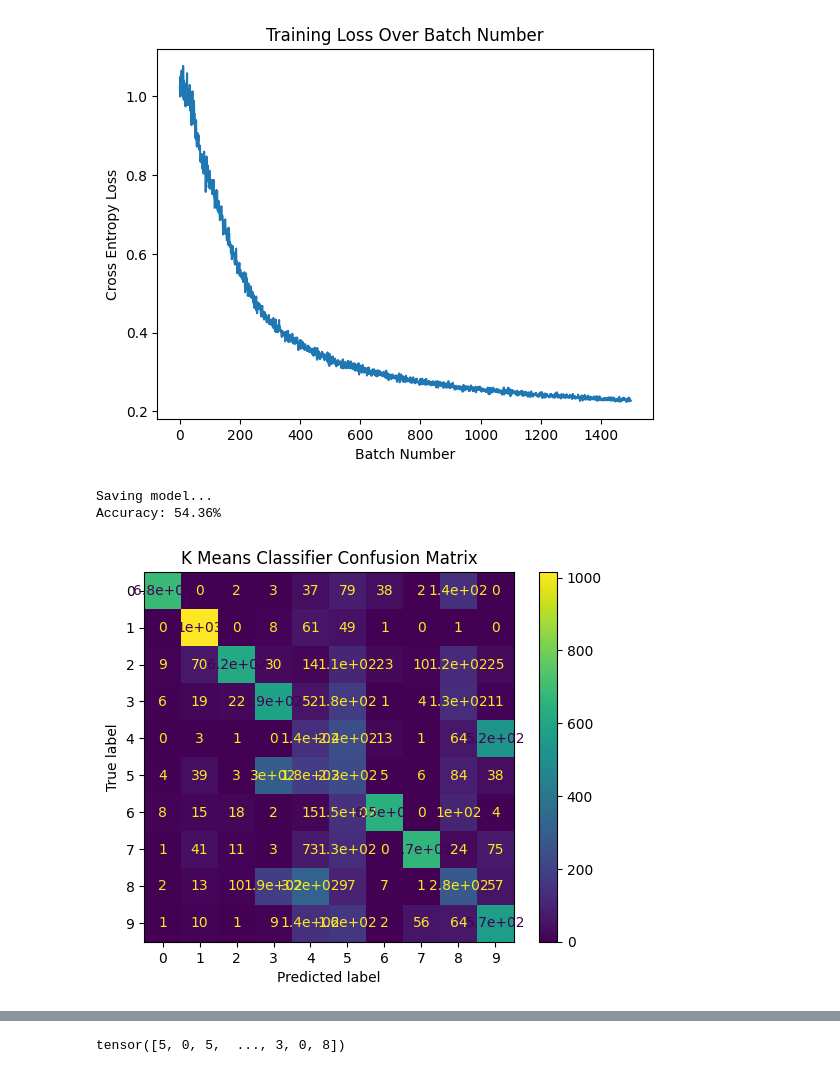
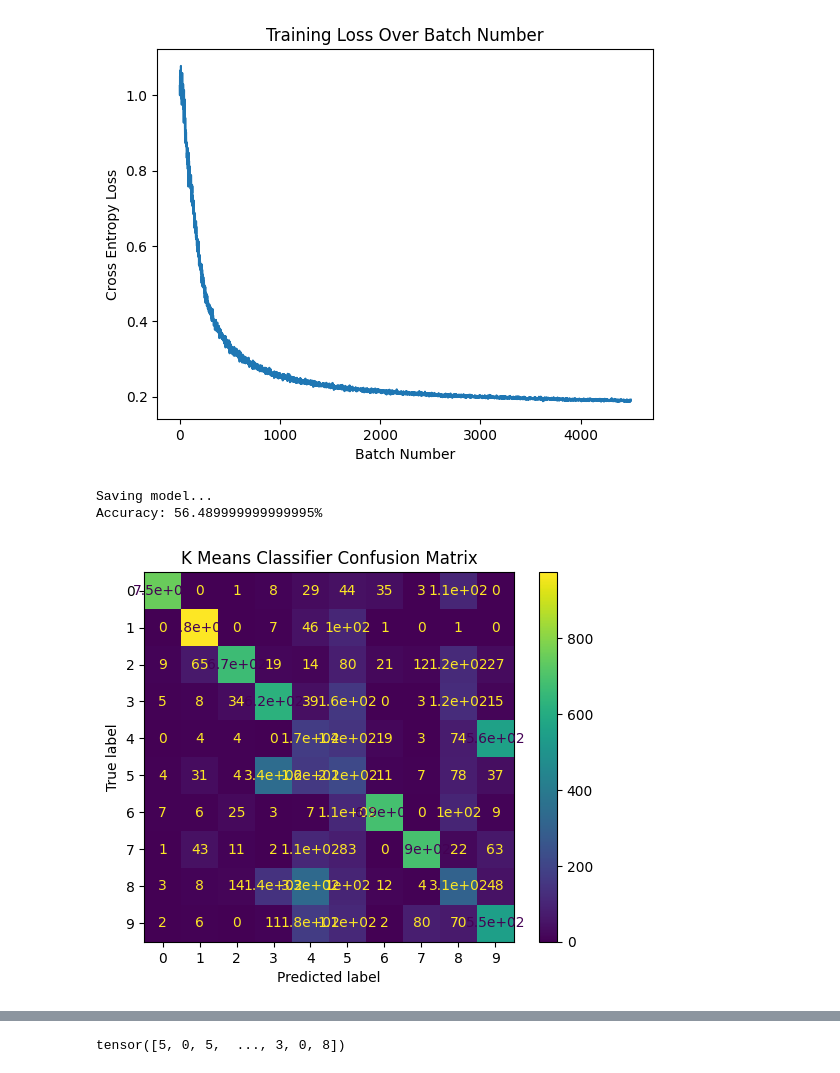
Before and after one commit to awei799331/cs484-final-project, a Jupyter notebook: main.ipynb, the cells around one changed output, grey strips where cells are left out. Drawn from its saved outputs; the diff is of its cells as text; code cells hidden in the pictures.

```diff
--- a/main.ipynb
+++ b/main.ipynb
@@ -65,8 +65,8 @@ class ClassificationNetwork:
 
         return labeled_train_loader, unlabeled_train_loader, val_loader
 
-    def train(self):
-        %run -i 'run.py' encoder '{self.labeled_percent}' -t
+    def train(self, epochs = 1):
+        %run -i "run.py" encoder "{self.labeled_percent}" -t -e "{epochs}"
 
     def get_encodes_targets(self, loader, encoder_model):
         encodes = None
@@ -136,5 +148,5 @@ Accuracy: 55.779999999999994%
 # %%
 network = ClassificationNetwork(0.5)
-network.train()
+network.train(epochs=15)
 network.run_kmeans()
 # %% [output]
@@ -148,7 +170,7 @@ Completed training! Final loss: 0.22695741057395935
 Running validation...
-[figure, old version]
+[figure, new version]
 Saving model...
-Accuracy: 54.36%
+Accuracy: 56.489999999999995%
-[figure, old version]
+[figure, new version]
 # %%
 network = ClassificationNetwork(0.2)
```
Also changed, not shown: parts of 7 cells of this notebook.
